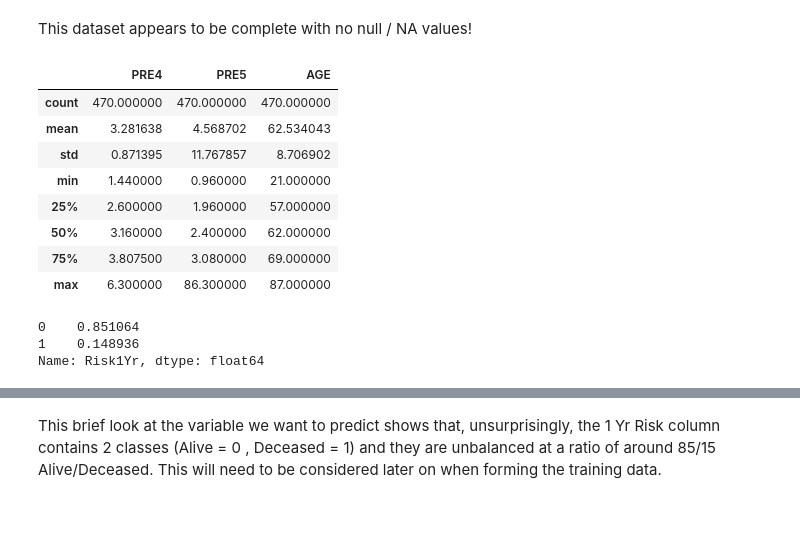
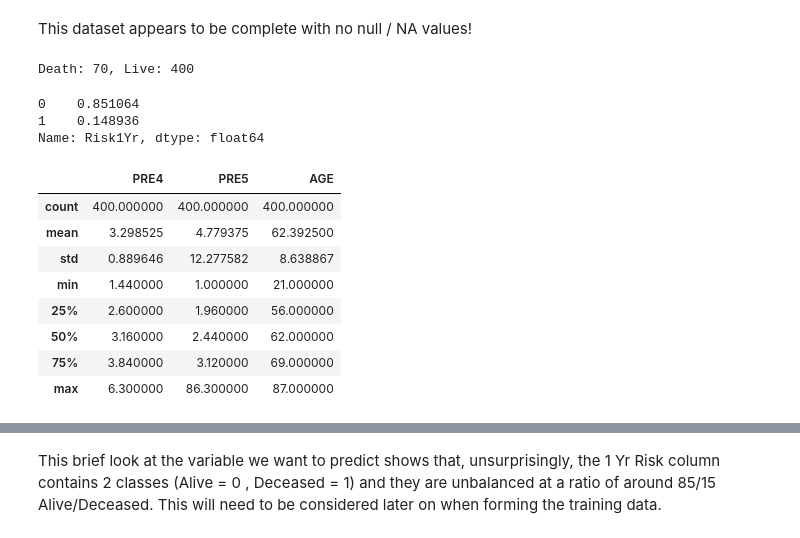
Before and after one commit to Robert-Lewis3/Springboard, a Jupyter notebook: CAPSTONE_2/CAPSTONE - Thoracic Surgery.ipynb, the cells around one changed output, grey strips where cells are left out. Saved outputs shown, nothing was run; the diff lists cells and outputs as text; code cells hidden in the pictures.

```diff
--- a/CAPSTONE_2/CAPSTONE - Thoracic Surgery.ipynb
+++ b/CAPSTONE_2/CAPSTONE - Thoracic Surgery.ipynb
@@ -220,25 +221,32 @@ Risk1Yr      0
 dtype: int64
 # %% [markdown]
 This dataset appears to be complete with no null / NA values!
+# %%
+alive = df[df['Risk1Yr'] == 0]
+dead  = df[df['Risk1Yr'] == 1]
+
+print('Death: {:d}, Live: {:d}'.format(len(dead), len(alive)))
+# %% [output]
+Death: 70, Live: 400
+# %%
+# Looking at the percentage breakdown of the response variable
+
+df["Risk1Yr"].value_counts()/df.shape[0]
+# %% [output]
+0    0.851064
+1    0.148936
+Name: Risk1Yr, dtype: float64
 # %%
-# Description of the Numerical data
+# Description of the 'Alive' Numerical data
 
-df[['PRE4','PRE5','AGE']].describe()
+alive[['PRE4','PRE5','AGE']].describe()
 # %% [output]
 |  | PRE4 | PRE5 | AGE |
-| count | 470.000000 | 470.000000 | 470.000000 |
-| mean | 3.281638 | 4.568702 | 62.534043 |
-| std | 0.871395 | 11.767857 | 8.706902 |
-| min | 1.440000 | 0.960000 | 21.000000 |
-| 25% | 2.600000 | 1.960000 | 57.000000 |
-| 50% | 3.160000 | 2.400000 | 62.000000 |
-| 75% | 3.807500 | 3.080000 | 69.000000 |
+| count | 400.000000 | 400.000000 | 400.000000 |
+| mean | 3.298525 | 4.779375 | 62.392500 |
+| std | 0.889646 | 12.277582 | 8.638867 |
+| min | 1.440000 | 1.000000 | 21.000000 |
+| 25% | 2.600000 | 1.960000 | 56.000000 |
+| 50% | 3.160000 | 2.440000 | 62.000000 |
+| 75% | 3.840000 | 3.120000 | 69.000000 |
 | max | 6.300000 | 86.300000 | 87.000000 |
-# %%
-# Looking at the breakdown of the response variable
-
-df["Risk1Yr"].value_counts()/df.shape[0]
-# %% [output]
-0    0.851064
-1    0.148936
-Name: Risk1Yr, dtype: float64
```
Also changed, not shown: parts of 27 cells of this notebook.
